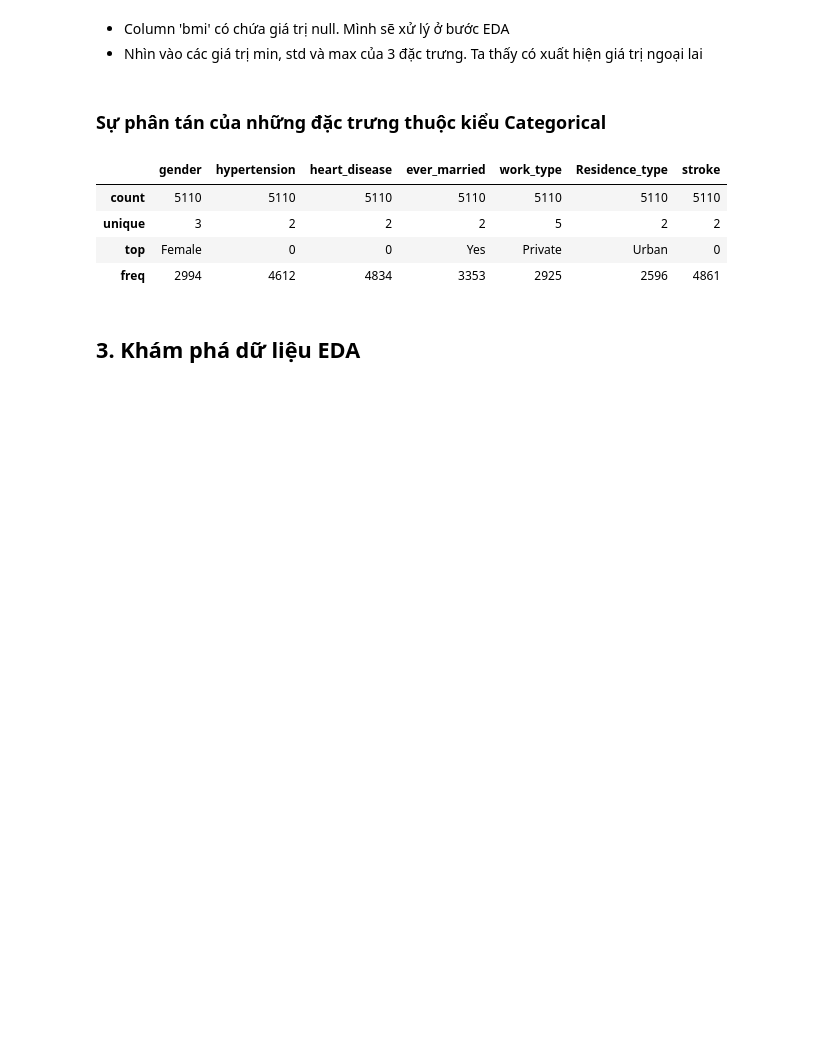
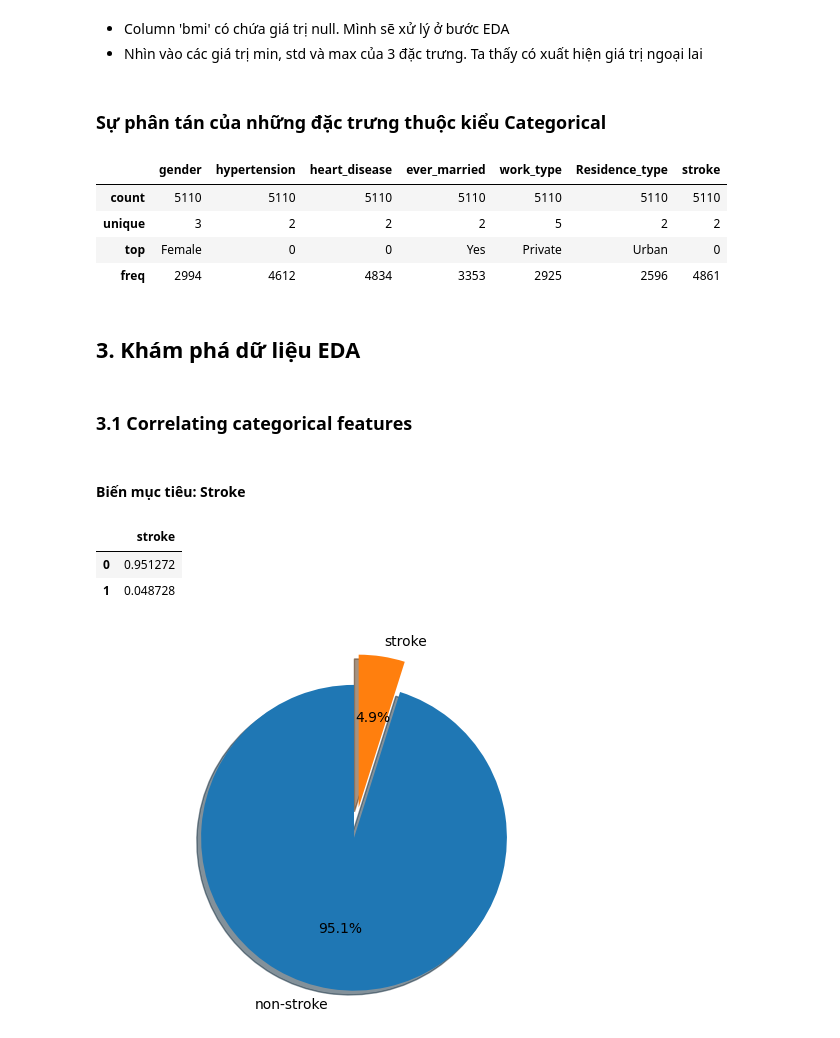
Before and after one commit to mnnam1302/Healthcare_Stroke, a Jupyter notebook: healthcare_stroke.ipynb, the cells around one changed output. Saved outputs shown, nothing was run; the diff lists cells and outputs as text; code cells hidden in the pictures; blank space fills up the shorter version.

```diff
--- a/healthcare_stroke.ipynb
+++ b/healthcare_stroke.ipynb
@@ -136,3 +136,25 @@ patient_df.describe(include='category')
 | freq | 2994 | 4612 | 4834 | 3353 | 2925 | 2596 | 4861 |
 # %% [markdown]
 ## 3. Khám phá dữ liệu EDA
+# %% [markdown]
+### 3.1 Correlating categorical features
+# %% [markdown]
+#### Biến mục tiêu: Stroke
+# %%
+stroke_df = patient_df['stroke'].value_counts().to_frame()
+# %%
+patient_df['stroke'].value_counts(normalize=True).to_frame()
+# %% [output]
+|  | stroke |
+| 0 | 0.951272 |
+| 1 | 0.048728 |
+# %%
+sizes = np.asarray(stroke_df).flatten()
+labels = 'non-stroke', 'stroke'
+explode = (0, 0.2)
+
+plt.pie(sizes, explode=explode, labels=labels, autopct='%1.1f%%',
+        shadow=True, startangle=90)
+plt.axis('equal');
+# %% [output]
+[figure, added]
```
Also changed, not shown: parts of 8 cells of this notebook.
